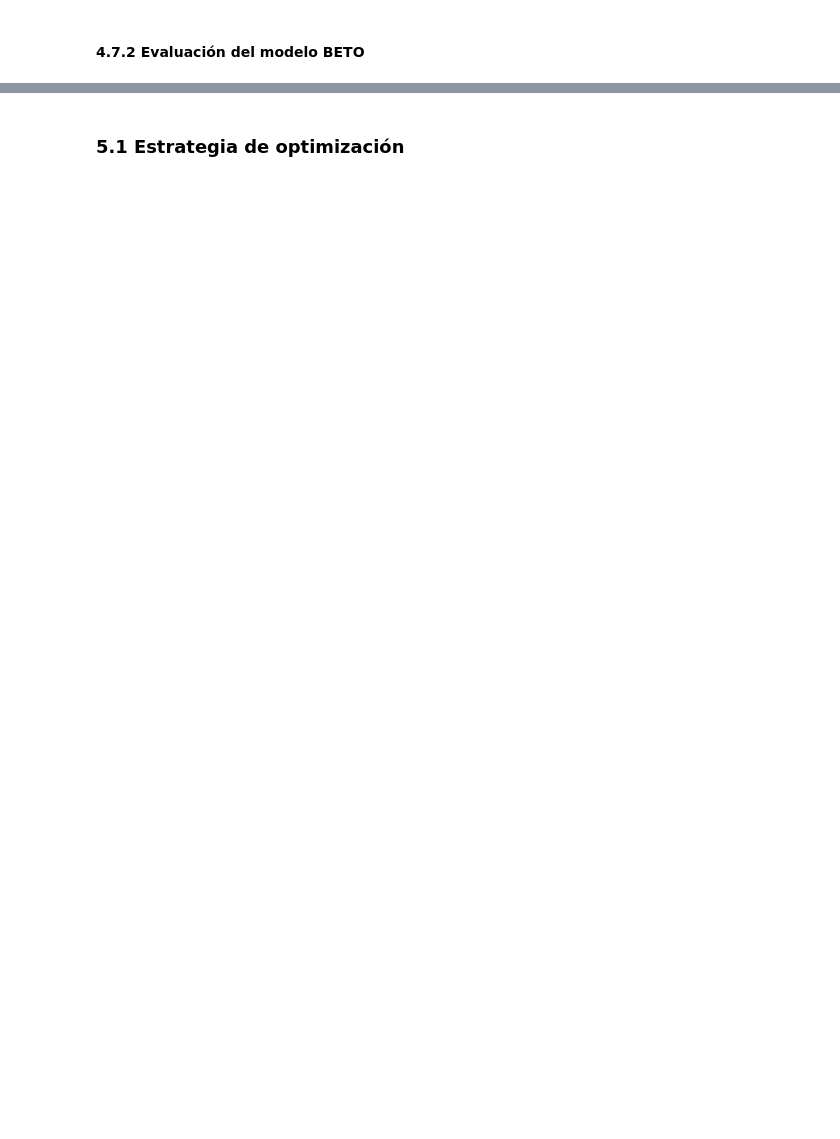
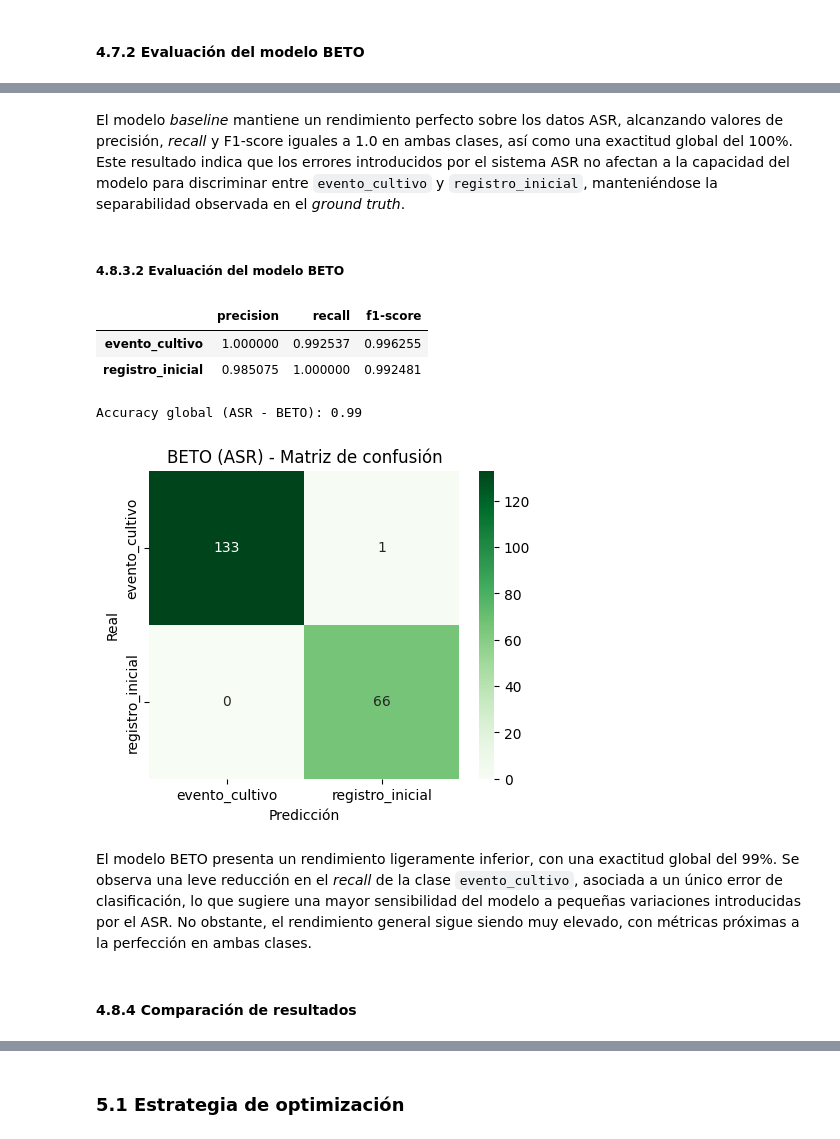
Before and after one commit to JMPinillos/agri-voice-ai, a Jupyter notebook: notebooks/03_nlp_modeling/nlp_modeling.ipynb, the cells around one changed output, grey strips where cells are left out. Drawn from its saved outputs; the diff is of its cells as text; code cells hidden in the pictures; blank space fills up the shorter version.

```diff
--- a/notebooks/03_nlp_modeling/nlp_modeling.ipynb
+++ b/notebooks/03_nlp_modeling/nlp_modeling.ipynb
@@ -583 +887,46 @@ plt.show()
+# %% [markdown]
+El modelo *baseline* mantiene un rendimiento perfecto sobre los datos ASR, alcanzando valores de precisión, *recall* y F1-score iguales a 1.0 en ambas clases, así como una exactitud global del 100%. Este resultado indica que los errores introducidos por el sistema ASR no afectan a la capacidad del modelo para discriminar entre `evento_cultivo` y `registro_inicial`, manteniéndose la separabilidad observada en el *ground truth*.
+# %% [markdown]
+##### 4.8.3.2 Evaluación del modelo BETO
+# %%
+# Reporte BETO ASR
+report_asr_beto = classification_report(
+    y_real_labels, y_pred_asr_beto,
+    target_names=label_encoder.classes_,
+    output_dict=True,
+    zero_division=0
+)
+
+df_metrics_asr_beto = pd.DataFrame(report_asr_beto).transpose().iloc[:-3, :-1]
+accuracy_asr_beto = report_asr_beto["accuracy"]
+
+display(df_metrics_asr_beto)
+print(f"Accuracy global (ASR - BETO): {accuracy_asr_beto:.2f}")
+
+# Matriz de confusión
+cm_asr_beto = confusion_matrix(y_real_labels, y_pred_asr_beto)
+
+plt.figure(figsize=(5,4))
+sns.heatmap(
+    cm_asr_beto,
+    annot=True,
+    fmt="d",
+    cmap="Greens",
+    xticklabels=label_encoder.classes_,
+    yticklabels=label_encoder.classes_
+)
+plt.title("BETO (ASR) - Matriz de confusión")
+plt.xlabel("Predicción")
+plt.ylabel("Real")
+plt.show()
+# %% [output]
+|  | precision | recall | f1-score |
+| evento_cultivo | 1.000000 | 0.992537 | 0.996255 |
+| registro_inicial | 0.985075 | 1.000000 | 0.992481 |
+Accuracy global (ASR - BETO): 0.99
+[figure, added]
+# %% [markdown]
+El modelo BETO presenta un rendimiento ligeramente inferior, con una exactitud global del 99%. Se observa una leve reducción en el *recall* de la clase `evento_cultivo`, asociada a un único error de clasificación, lo que sugiere una mayor sensibilidad del modelo a pequeñas variaciones introducidas por el ASR. No obstante, el rendimiento general sigue siendo muy elevado, con métricas próximas a la perfección en ambas clases.
+# %% [markdown]
+#### 4.8.4 Comparación de resultados
 # %% [markdown]
```
Also changed, not shown: parts of 117 cells of this notebook, 4 other files.
